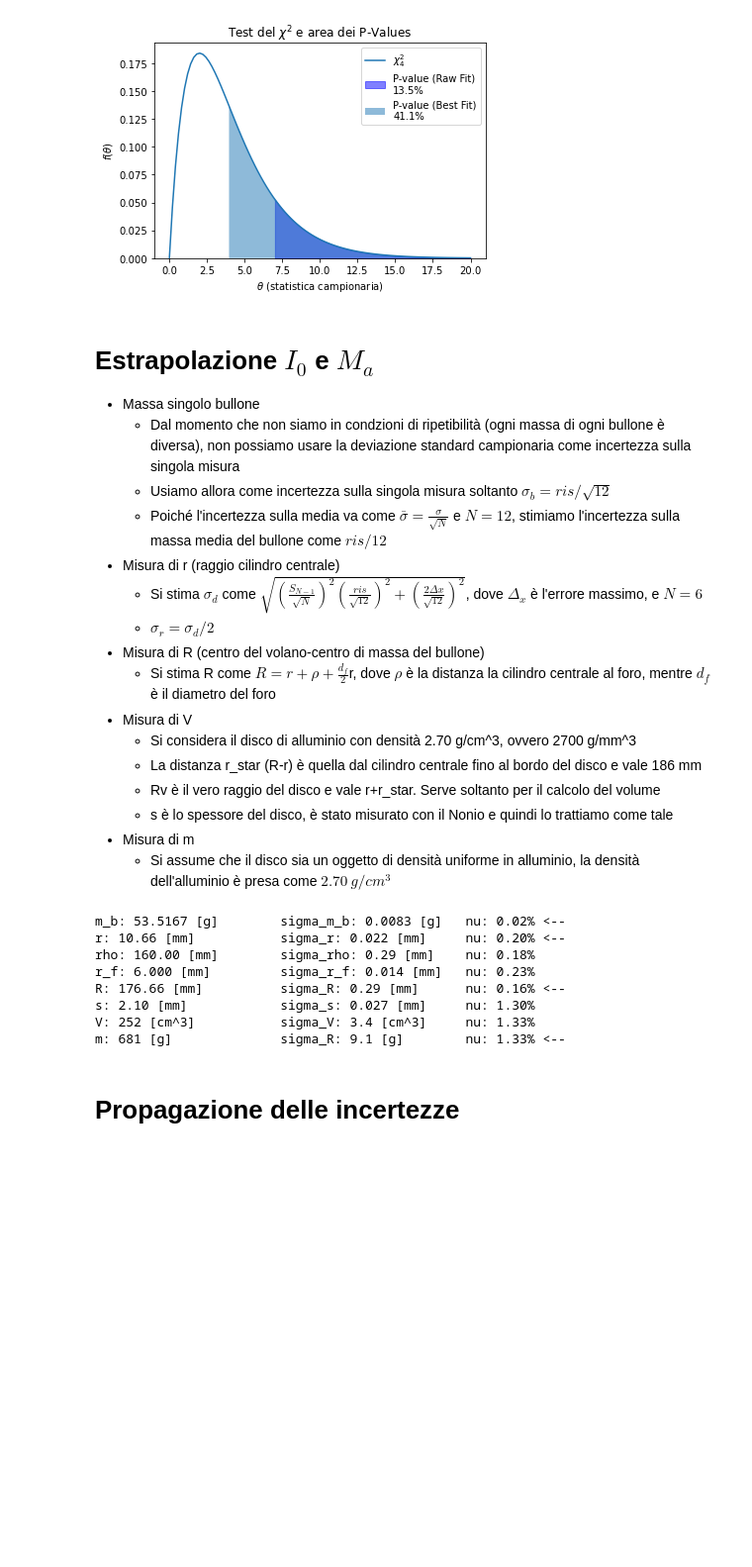
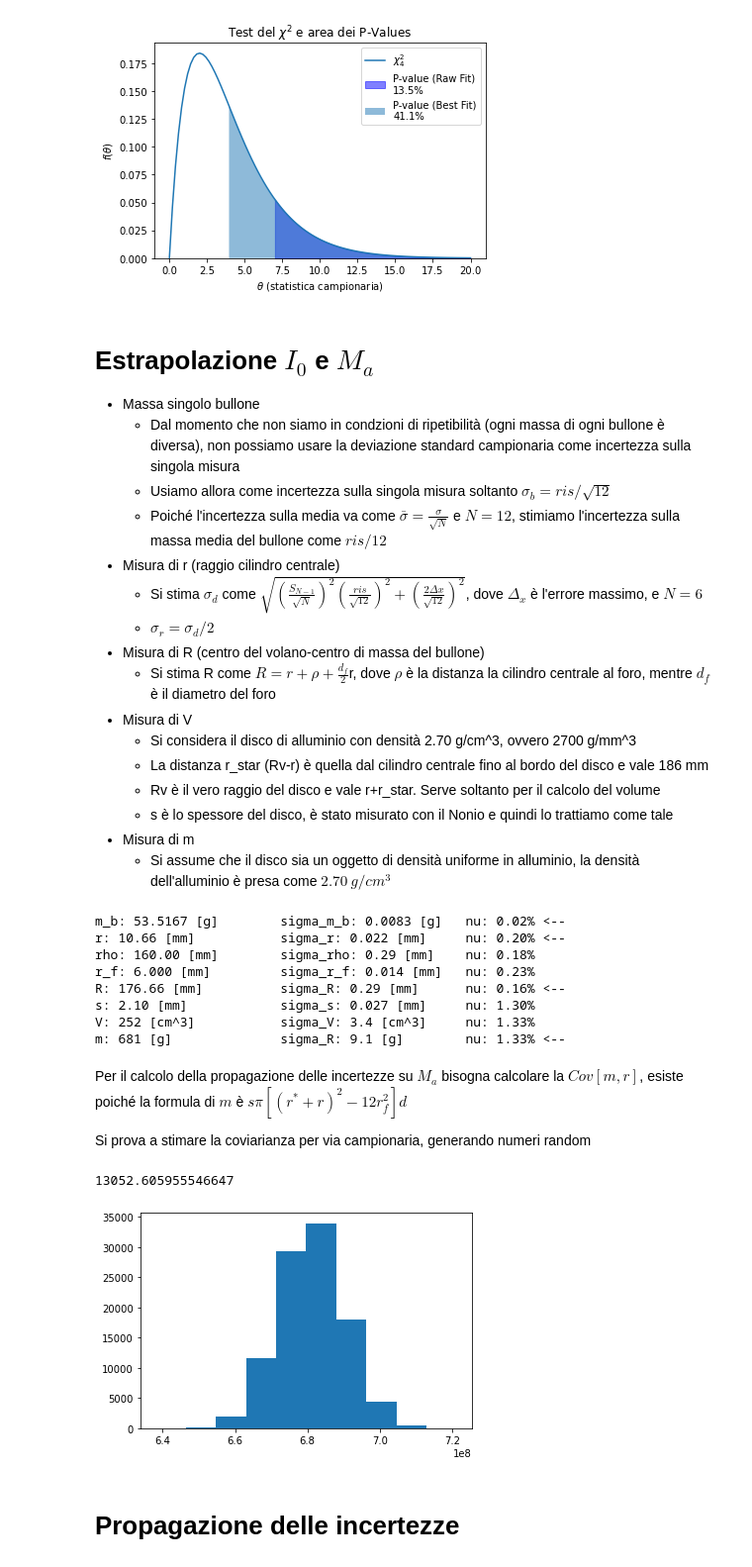
Before and after one commit to unTipicoCapodoglio/prova5, a Jupyter notebook: analisi5b.ipynb, the cells around one changed output. Shown: that part at 99% size. Cells and saved outputs as stored; diff of their text form; code cells hidden in the pictures; blank space fills up the shorter version.

```diff
--- a/analisi5b.ipynb
+++ b/analisi5b.ipynb
@@ -198,7 +201,7 @@ chi2 Best Fit: 3.96
     - Si stima R come $R=r+\rho+\frac{d_f}{2}$r, dove $\rho$ è la distanza la cilindro centrale al foro, mentre $d_f$ è il diametro del foro
 - Misura di V
     - Si considera il disco di alluminio con densità 2.70 g/cm^3, ovvero 2700 g/mm^3
-    - La distanza r_star (R-r) è quella dal cilindro centrale fino al bordo del disco e vale 186 mm
+    - La distanza r_star (Rv-r) è quella dal cilindro centrale fino al bordo del disco e vale 186 mm
     - Rv è il vero raggio del disco e vale r+r_star. Serve soltanto per il calcolo del volume
     - s è lo spessore del disco, è stato misurato con il Nonio e quindi lo trattiamo come tale
 - Misura di m
@@ -266,6 +269,27 @@ R: 176.66 [mm]          sigma_R: 0.29 [mm]      nu: 0.16% <--
 s: 2.10 [mm]            sigma_s: 0.027 [mm]     nu: 1.30%
 V: 252 [cm^3]           sigma_V: 3.4 [cm^3]     nu: 1.33%
 m: 681 [g]              sigma_R: 9.1 [g]        nu: 1.33% <--
+# %% [markdown]
+Per il calcolo della propagazione delle incertezze su $M_a$ bisogna calcolare la $Cov[m,r]$, esiste poiché la formula di $m$ è $s\pi[(r^*+r)^2-12r_f^2]d$
+
+Si prova a stimare la coviarianza per via campionaria, generando numeri random
+# %%
+M = 100000
+s_rand = np.random.normal(s, sigma_s, M)
+r_star_rand = np.random.normal(r_star, sigma_r_star, M)
+r_rand = np.random.normal(r,sigma_r, M)
+r_f_rand = np.random.normal(r_f, sigma_r_f, M)
+m_rand = s_rand*np.pi*(((r_star_rand+r_rand)**2)-12*r_f_rand**2)*2700 #ragiono in g/mm^3
+x = np.linspace(m_rand.min(), m_rand.max(), 100)
+plt.hist(m_rand)
+y = M*norm.pdf(x, np.mean(m_rand), np.std(m_rand, ddof=1))
+np.std(m_rand)
+
+cov_m_r = (1/M)*np.sum((m_rand-np.mean(m_rand))*(r_rand-np.mean(r_rand)))
+cov_m_r/(sigma_m**sigma_r)
+# %% [output]
+13052.605955546647
+[figure, added]
 # %%
 A = c2
 B = m2
```
Also changed, not shown: parts of 2 cells of this notebook.
